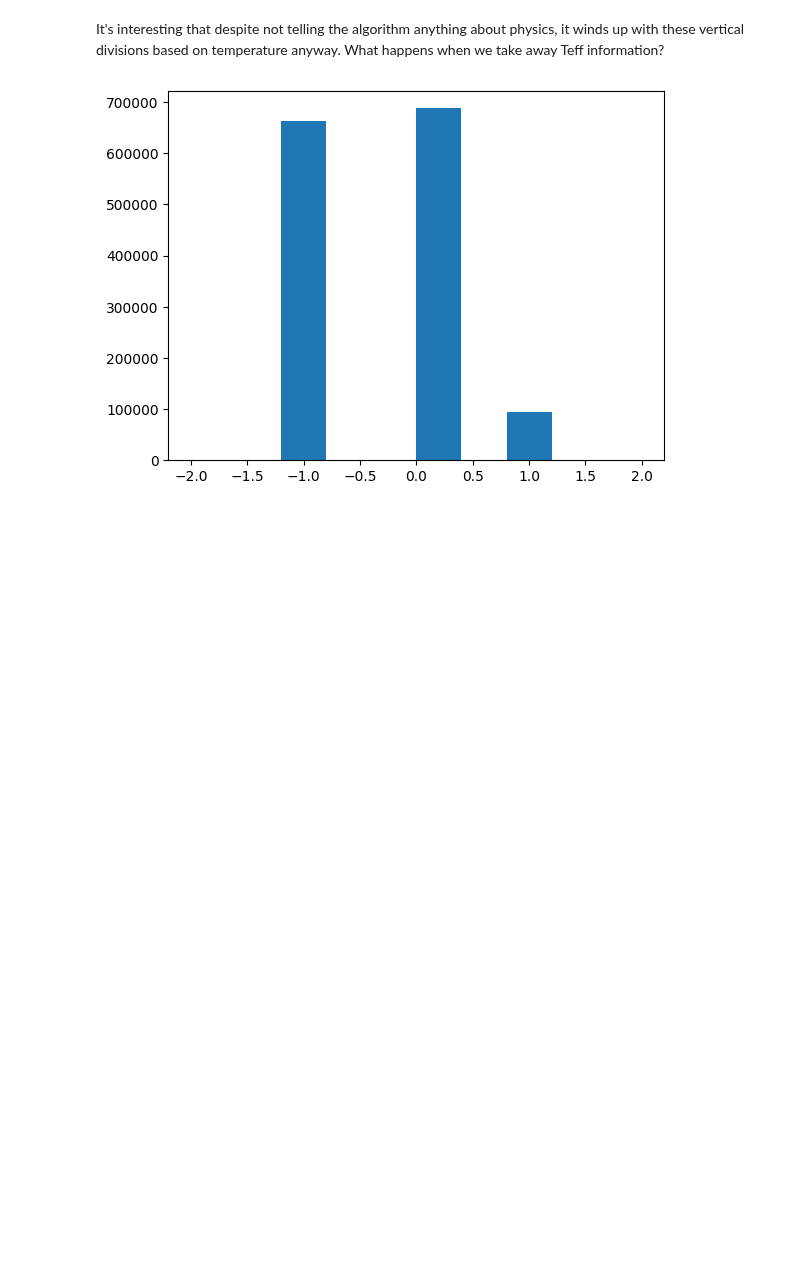
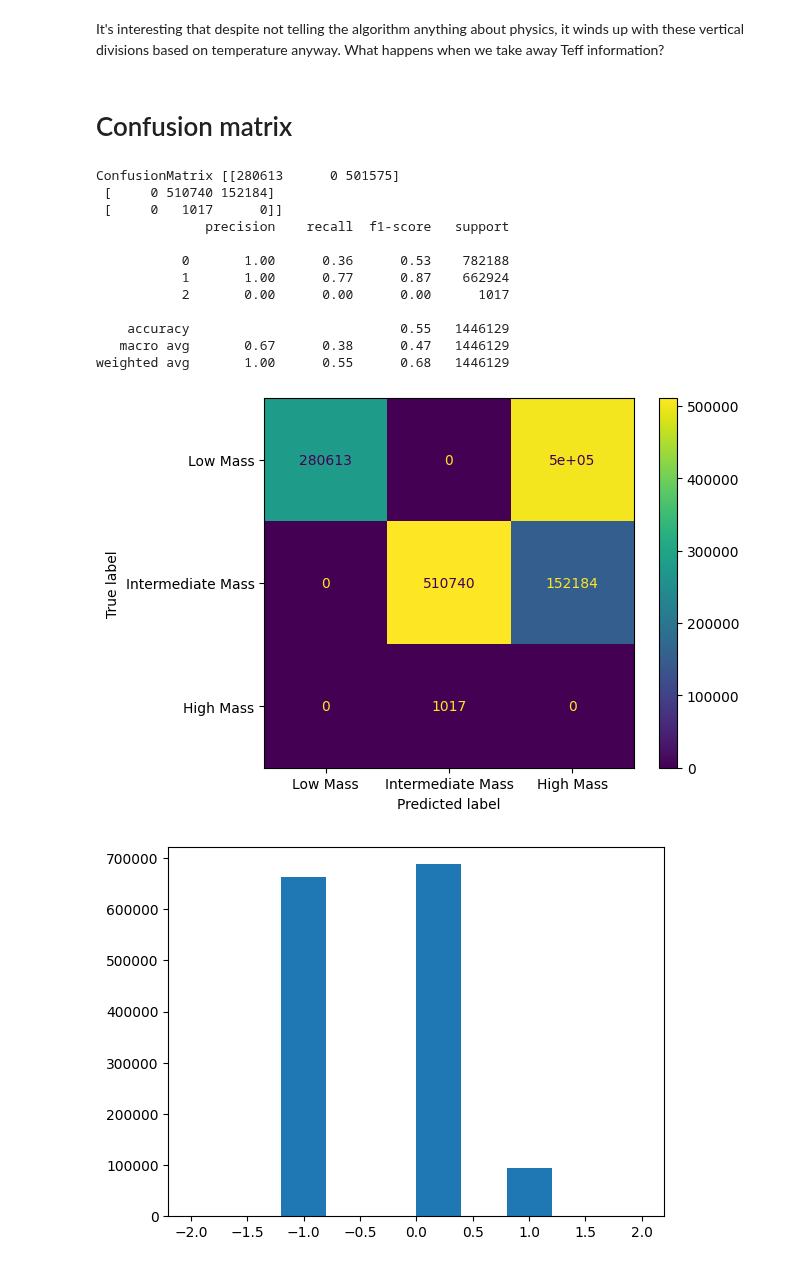
Before and after one commit to PK0207/geology_final_project, a Jupyter notebook: Yu_data.ipynb, the cells around one changed output. Saved outputs shown, nothing was run; the diff lists cells and outputs as text; code cells hidden in the pictures; blank space fills up the shorter version.

```diff
--- a/Yu_data.ipynb
+++ b/Yu_data.ipynb
@@ -203,5 +207,29 @@ plt.show()
 # %% [markdown]
 It's interesting that despite not telling the algorithm anything about physics, it winds up with these vertical divisions based on temperature anyway. What happens when we take away Teff information?
+# %% [markdown]
+# Confusion matrix
+# %%
+from sklearn.metrics import confusion_matrix,classification_report, ConfusionMatrixDisplay
+cm = confusion_matrix(df['label'],labelsT)
+print("ConfusionMatrix",cm)
+print(classification_report(df['label'],labelsT))
+disp = ConfusionMatrixDisplay(cm, display_labels = ['Low Mass', 'Intermediate Mass', 'High Mass'])
+disp.plot()
+plt.show()
+# %% [output]
+ConfusionMatrix [[280613      0 501575]
+ [     0 510740 152184]
+ [     0   1017      0]]
+              precision    recall  f1-score   support
+
+           0       1.00      0.36      0.53    782188
+           1       1.00      0.77      0.87    662924
+           2       0.00      0.00      0.00      1017
+
+    accuracy                           0.55   1446129
+   macro avg       0.67      0.38      0.47   1446129
+weighted avg       1.00      0.55      0.68   1446129
+[figure, added]
 # %%
 fitcolsnT = [
     #"Teff", #Effective temperature of the star (a derived quantity)
```
Also changed, not shown: parts of 4 cells of this notebook, 4 other files.
